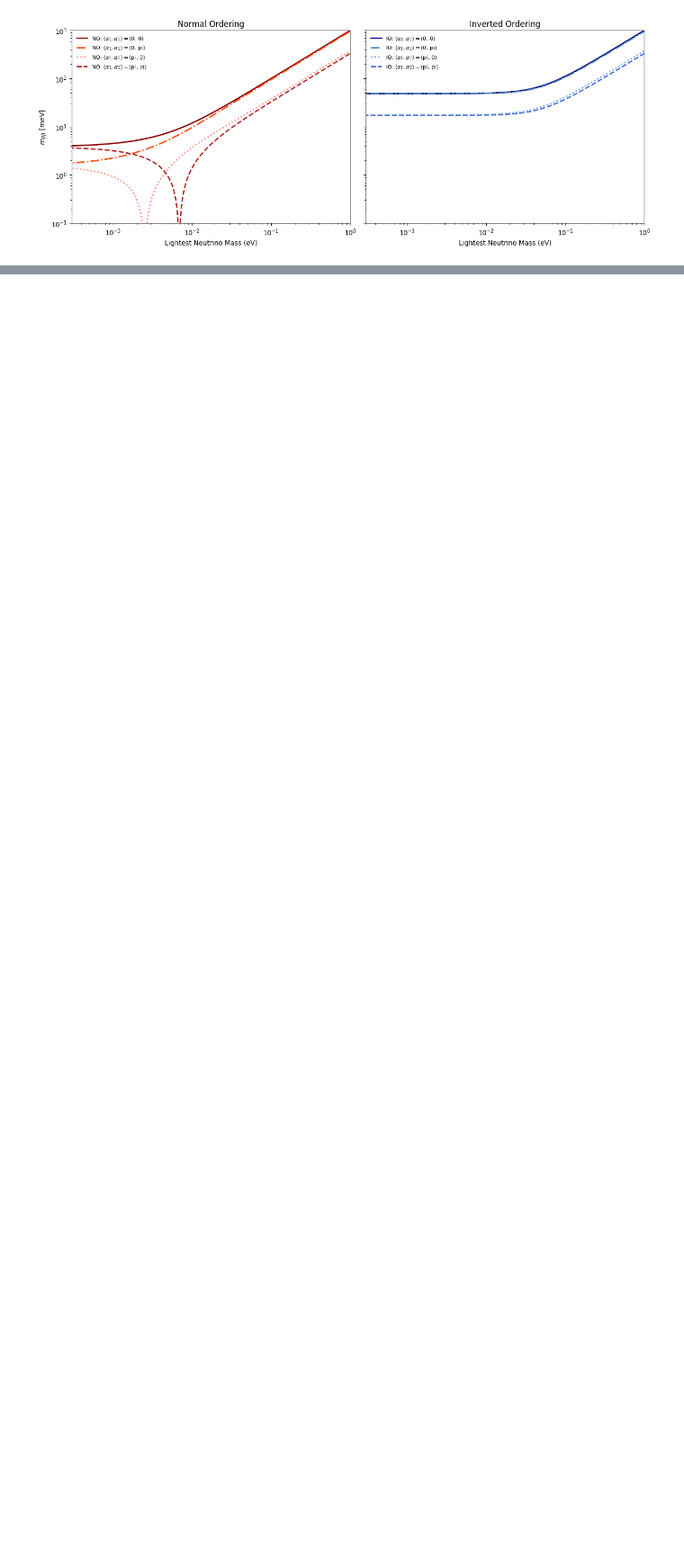
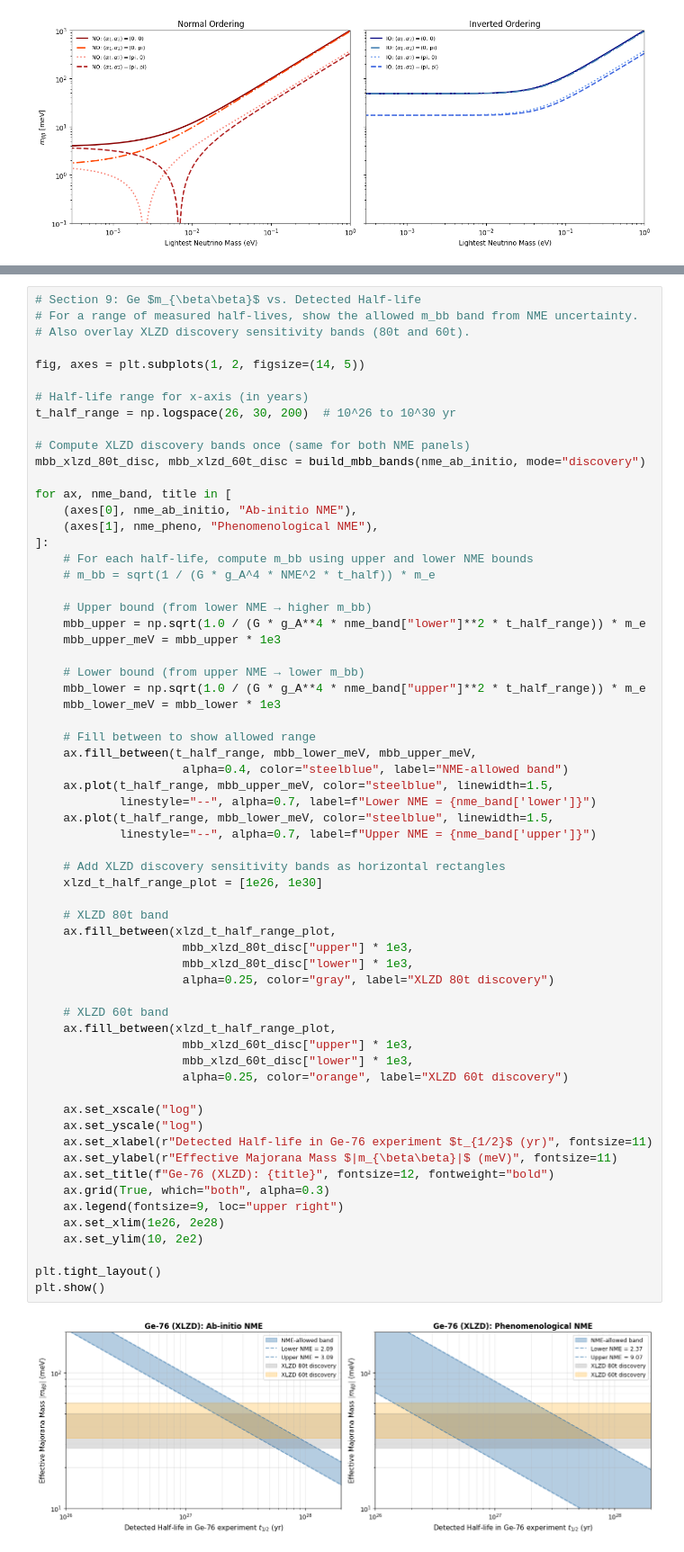
Before and after one commit to bglenardo/XLZD, a Jupyter notebook: 0vbb_sensitivity_plots/Lobster Plots Refactored.ipynb, the cells around one changed output, grey strips where cells are left out. Shown at 90% size. Saved outputs shown, nothing was run; the diff lists cells and outputs as text; blank space fills up the shorter version.

```diff
--- a/0vbb_sensitivity_plots/Lobster Plots Refactored.ipynb
+++ b/0vbb_sensitivity_plots/Lobster Plots Refactored.ipynb
@@ -496,0 +644,65 @@ plt.show()
+# %%
+# Section 9: Ge $m_{\beta\beta}$ vs. Detected Half-life
+# For a range of measured half-lives, show the allowed m_bb band from NME uncertainty.
+# Also overlay XLZD discovery sensitivity bands (80t and 60t).
+
+fig, axes = plt.subplots(1, 2, figsize=(14, 5))
+
+# Half-life range for x-axis (in years)
+t_half_range = np.logspace(26, 30, 200)  # 10^26 to 10^30 yr
+
+# Compute XLZD discovery bands once (same for both NME panels)
+mbb_xlzd_80t_disc, mbb_xlzd_60t_disc = build_mbb_bands(nme_ab_initio, mode="discovery")
+
+for ax, nme_band, title in [
+    (axes[0], nme_ab_initio, "Ab-initio NME"),
+    (axes[1], nme_pheno, "Phenomenological NME"),
+]:
+    # For each half-life, compute m_bb using upper and lower NME bounds
+    # m_bb = sqrt(1 / (G * g_A^4 * NME^2 * t_half)) * m_e
+
+    # Upper bound (from lower NME → higher m_bb)
+    mbb_upper = np.sqrt(1.0 / (G * g_A**4 * nme_band["lower"]**2 * t_half_range)) * m_e
+    mbb_upper_meV = mbb_upper * 1e3
+
+    # Lower bound (from upper NME → lower m_bb)
+    mbb_lower = np.sqrt(1.0 / (G * g_A**4 * nme_band["upper"]**2 * t_half_range)) * m_e
+    mbb_lower_meV = mbb_lower * 1e3
+
+    # Fill between to show allowed range
+    ax.fill_between(t_half_range, mbb_lower_meV, mbb_upper_meV,
+                     alpha=0.4, color="steelblue", label="NME-allowed band")
+    ax.plot(t_half_range, mbb_upper_meV, color="steelblue", linewidth=1.5,
+            linestyle="--", alpha=0.7, label=f"Lower NME = {nme_band['lower']}")
+    ax.plot(t_half_range, mbb_lower_meV, color="steelblue", linewidth=1.5,
+            linestyle="--", alpha=0.7, label=f"Upper NME = {nme_band['upper']}")
+
+    # Add XLZD discovery sensitivity bands as horizontal rectangles
+    xlzd_t_half_range_plot = [1e26, 1e30]
+
+    # XLZD 80t band
+    ax.fill_between(xlzd_t_half_range_plot,
+                     mbb_xlzd_80t_disc["upper"] * 1e3,
+                     mbb_xlzd_80t_disc["lower"] * 1e3,
+                     alpha=0.25, color="gray", label="XLZD 80t discovery")
+
+    # XLZD 60t band
+    ax.fill_between(xlzd_t_half_range_plot,
+                     mbb_xlzd_60t_disc["upper"] * 1e3,
+                     mbb_xlzd_60t_disc["lower"] * 1e3,
+                     alpha=0.25, color="orange", label="XLZD 60t discovery")
+
+    ax.set_xscale("log")
+    ax.set_yscale("log")
+    ax.set_xlabel(r"Detected Half-life in Ge-76 experiment $t_{1/2}$ (yr)", fontsize=11)
+    ax.set_ylabel(r"Effective Majorana Mass $|m_{\beta\beta}|$ (meV)", fontsize=11)
+    ax.set_title(f"Ge-76 (XLZD): {title}", fontsize=12, fontweight="bold")
+    ax.grid(True, which="both", alpha=0.3)
+    ax.legend(fontsize=9, loc="upper right")
+    ax.set_xlim(1e26, 2e28)
+    ax.set_ylim(10, 2e2)
+
+plt.tight_layout()
+plt.show()
+# %% [output]
+[figure, added]
```
Also changed, not shown: parts of 6 cells of this notebook, 2 other files.
